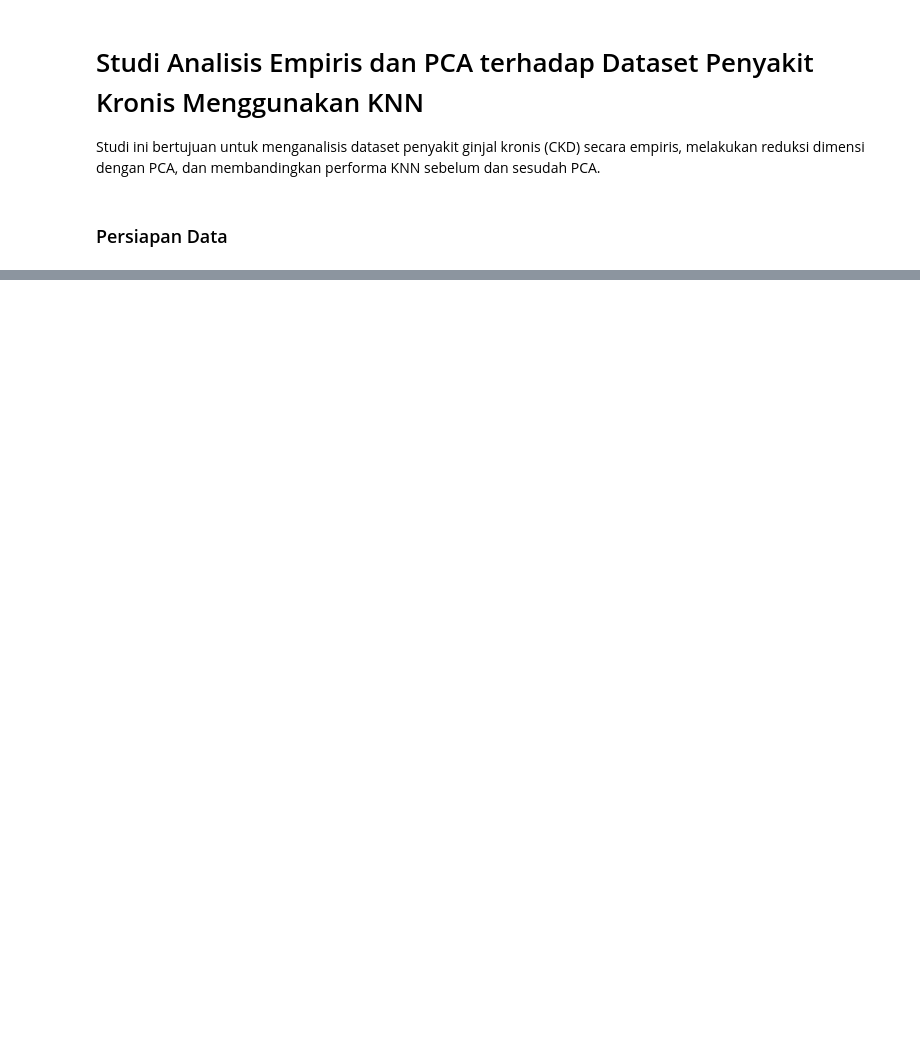
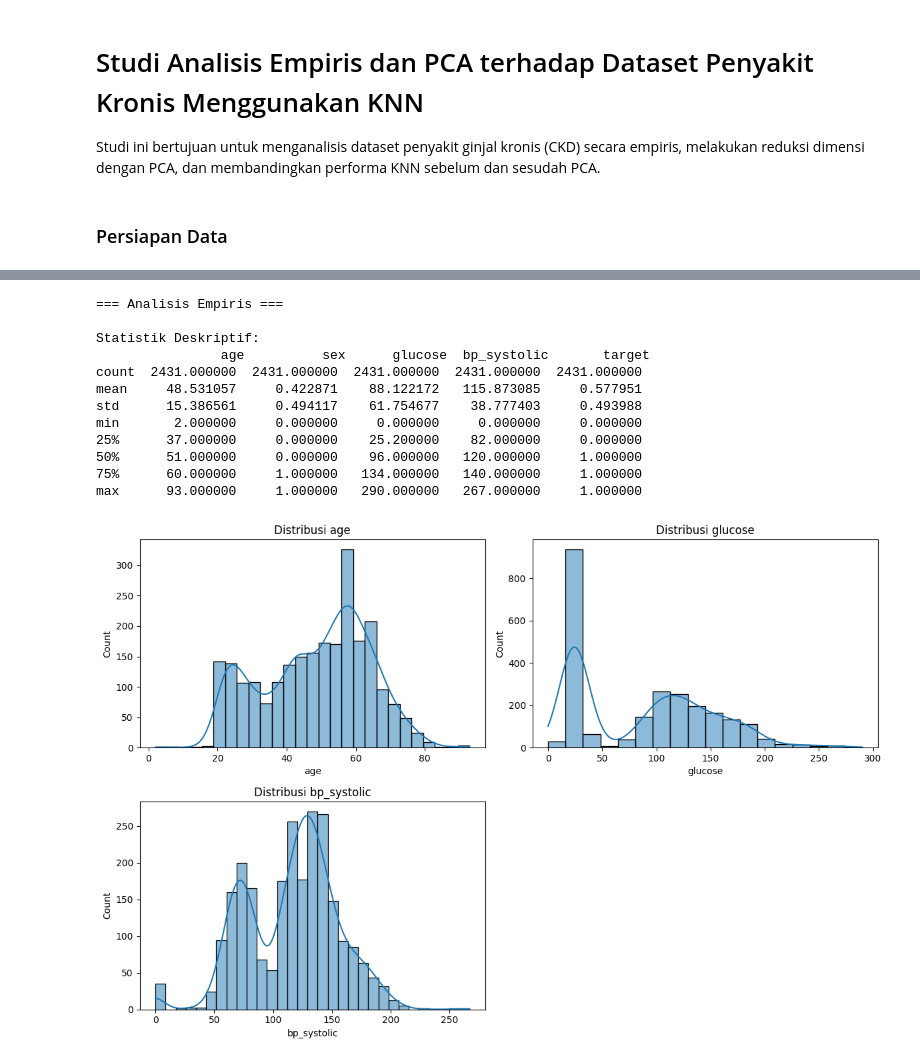
Before and after one commit to mamanwhide/Studi-Analisis-Empiris-dan-PCA-terhadap-Dataset-Penyakit-Kronis-Menggunakan-KNN, a Jupyter notebook: Program.ipynb, the cells around one changed output, grey strips where cells are left out. Cells and saved outputs as stored; diff of their text form; code cells hidden in the pictures; blank space fills up the shorter version.

```diff
--- a/Program.ipynb
+++ b/Program.ipynb
@@ -62,0 +48,5 @@ For example, when doing 'df[col].method(value, inplace=True)', try using 'df.met
+# %%
+# Dataset 2: Heart Disease
+heart_df = heart_df[['age', 'sex', 'trestbps', 'chol', 'target']]
+heart_df.columns = ['age', 'sex', 'bp_systolic', 'cholesterol', 'target']
+heart_df['glucose'] = heart_df['cholesterol'] * 0.1  # Estimasi glucose
@@ -63 +114,28 @@ For example, when doing 'df[col].method(value, inplace=True)', try using 'df.met
+# %%
+# --- Analisis Empiris ---
+print("\n=== Analisis Empiris ===")
+print("\nStatistik Deskriptif:\n", combined_df.describe())
+
+# Visualisasi distribusi fitur
+plt.figure(figsize=(12, 8))
+for i, col in enumerate(['age', 'glucose', 'bp_systolic'], 1):
+    plt.subplot(2, 2, i)
+    sns.histplot(combined_df[col], kde=True)
+    plt.title(f'Distribusi {col}')
+plt.tight_layout()
+plt.show()
+# %% [output]
+=== Analisis Empiris ===
+
+Statistik Deskriptif:
+                age          sex      glucose  bp_systolic       target
+count  2431.000000  2431.000000  2431.000000  2431.000000  2431.000000
+mean     48.531057     0.422871    88.122172   115.873085     0.577951
+std      15.386561     0.494117    61.754677    38.777403     0.493988
+min       2.000000     0.000000     0.000000     0.000000     0.000000
+25%      37.000000     0.000000    25.200000    82.000000     0.000000
+50%      51.000000     0.000000    96.000000   120.000000     1.000000
+75%      60.000000     1.000000   134.000000   140.000000     1.000000
+max      93.000000     1.000000   290.000000   267.000000     1.000000
+[figure, added]
 # %%
```
Also changed, not shown: parts of 29 cells of this notebook, 4 other files.
